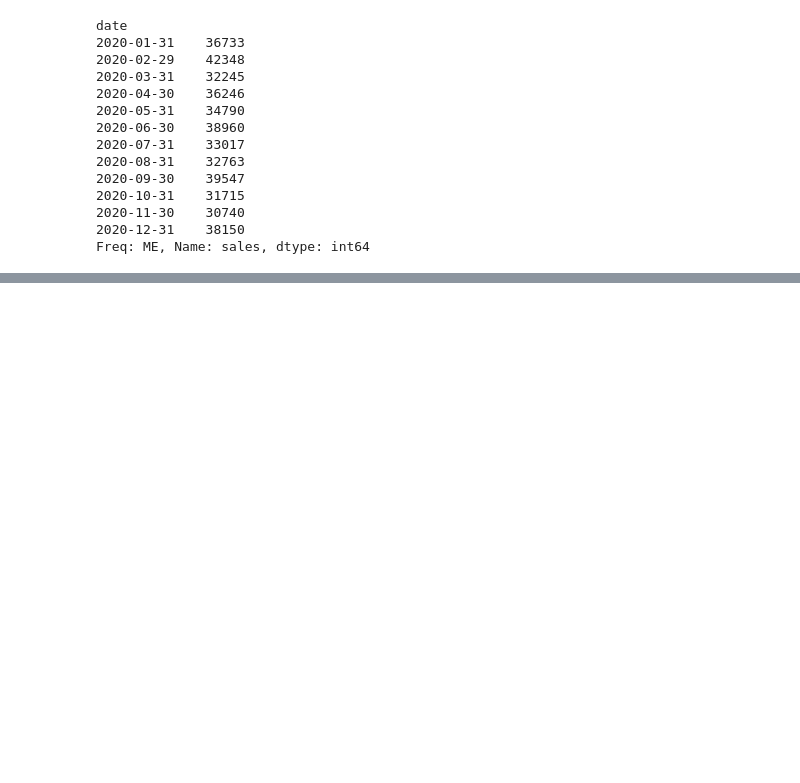
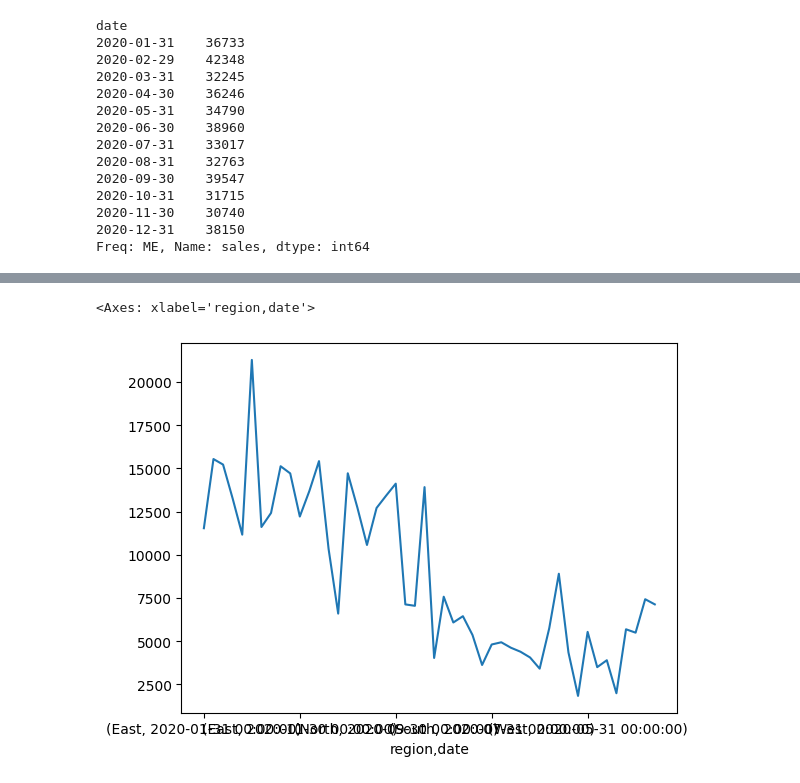
Before and after one commit to alexismenanieves/4Geeks, a Jupyter notebook: notebooks/Pandas_Drill.ipynb, the cells around one changed output, grey strips where cells are left out. Cells and saved outputs as stored; diff of their text form; code cells hidden in the pictures; blank space fills up the shorter version.

```diff
--- a/notebooks/Pandas_Drill.ipynb
+++ b/notebooks/Pandas_Drill.ipynb
@@ -88,0 +95,5 @@ plt.show()
+# %%
+df.groupby('region', observed='False')['sales'].resample('ME').sum().plot()
+# %% [output]
+<Axes: xlabel='region,date'>
+[figure, added]
```
Also changed, not shown: parts of 2 cells of this notebook.
